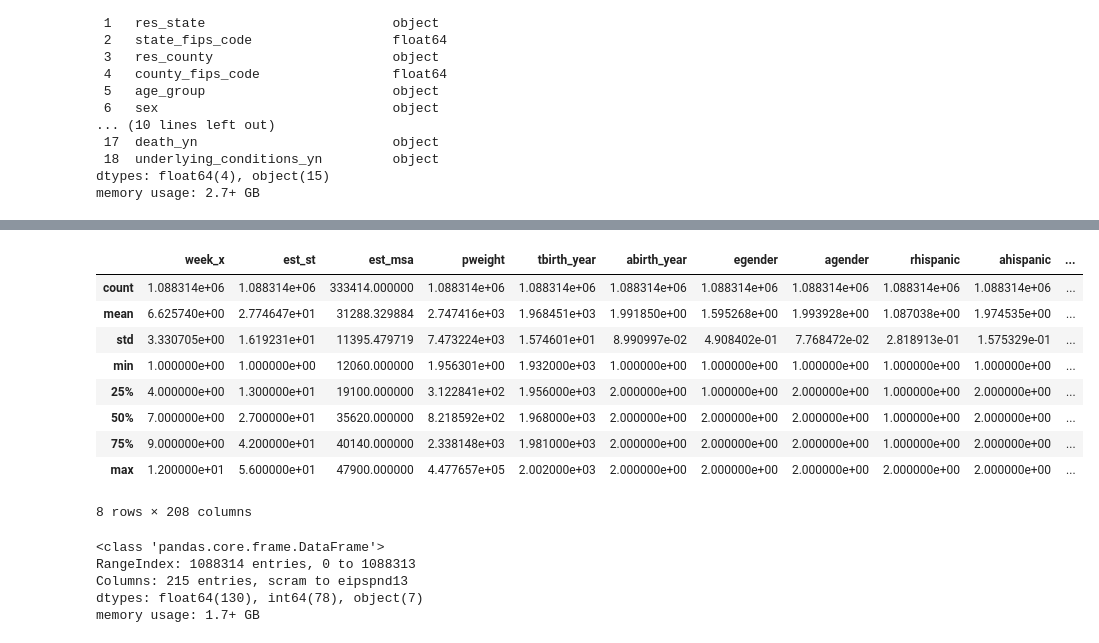
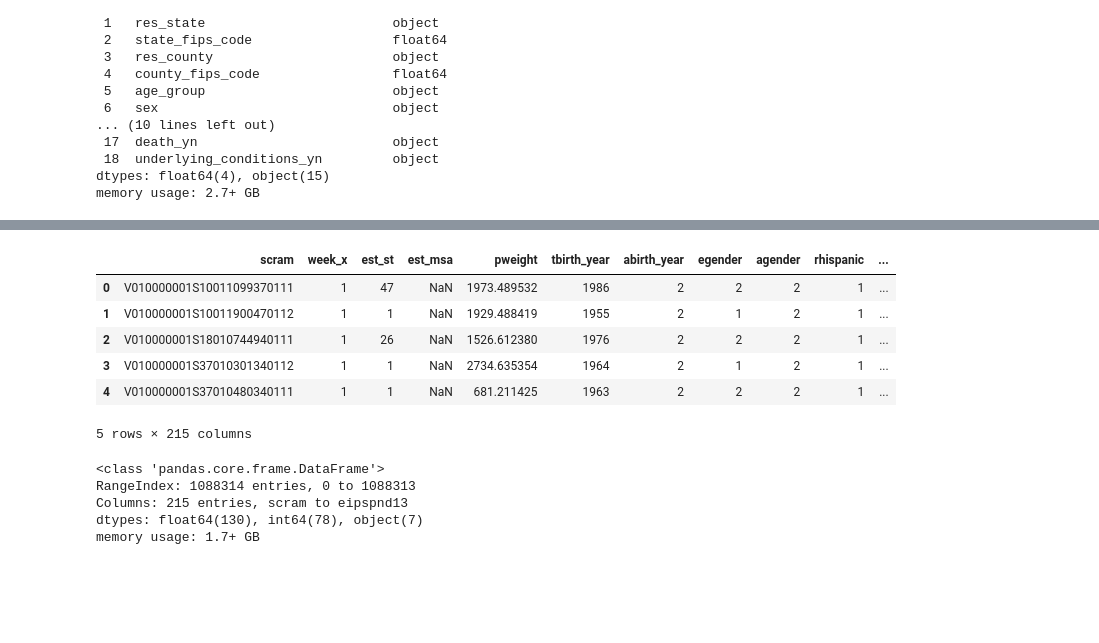
Before and after one commit to mouashmawy/covid-survey-analysis, a Jupyter notebook: covid-survey-analysis.ipynb, the cells around one changed output, grey strips where cells are left out. Drawn from its saved outputs; the diff is of its cells as text; code cells hidden in the pictures; blank space fills up the shorter version.

Commit message:
Kaggle Notebook | COVID-survey-analysis | version 2.2

```diff
--- a/covid-survey-analysis.ipynb
+++ b/covid-survey-analysis.ipynb
@@ -80,5 +39,4 @@ Data columns (total 19 columns):
 dtypes: float64(4), object(15)
 memory usage: 2.7+ GB
 # %%
-puf_data = pd.read_csv('/kaggle/working/pulse_puf_most_recent.csv')
-cases_data.head()
+puf_data = pd.read_csv('/kaggle/input/household-pulse-survey/pulse_puf_most_recent.csv')
@@ -92,16 +43,13 @@ cases_data.head()
 # %%
-puf_data.describe()
+puf_data.head()
 # %% [output]
-|  | week_x | est_st | est_msa | pweight | tbirth_year | abirth_year | egender | agender | rhispanic | ahispanic | ... |
-| count | 1.088314e+06 | 1.088314e+06 | 333414.000000 | 1.088314e+06 | 1.088314e+06 | 1.088314e+06 | 1.088314e+06 | 1.088314e+06 | 1.088314e+06 | 1.088314e+06 | ... |
-| mean | 6.625740e+00 | 2.774647e+01 | 31288.329884 | 2.747416e+03 | 1.968451e+03 | 1.991850e+00 | 1.595268e+00 | 1.993928e+00 | 1.087038e+00 | 1.974535e+00 | ... |
-| std | 3.330705e+00 | 1.619231e+01 | 11395.479719 | 7.473224e+03 | 1.574601e+01 | 8.990997e-02 | 4.908402e-01 | 7.768472e-02 | 2.818913e-01 | 1.575329e-01 | ... |
-| min | 1.000000e+00 | 1.000000e+00 | 12060.000000 | 1.956301e+00 | 1.932000e+03 | 1.000000e+00 | 1.000000e+00 | 1.000000e+00 | 1.000000e+00 | 1.000000e+00 | ... |
-| 25% | 4.000000e+00 | 1.300000e+01 | 19100.000000 | 3.122841e+02 | 1.956000e+03 | 2.000000e+00 | 1.000000e+00 | 2.000000e+00 | 1.000000e+00 | 2.000000e+00 | ... |
-| 50% | 7.000000e+00 | 2.700000e+01 | 35620.000000 | 8.218592e+02 | 1.968000e+03 | 2.000000e+00 | 2.000000e+00 | 2.000000e+00 | 1.000000e+00 | 2.000000e+00 | ... |
-| 75% | 9.000000e+00 | 4.200000e+01 | 40140.000000 | 2.338148e+03 | 1.981000e+03 | 2.000000e+00 | 2.000000e+00 | 2.000000e+00 | 1.000000e+00 | 2.000000e+00 | ... |
-| max | 1.200000e+01 | 5.600000e+01 | 47900.000000 | 4.477657e+05 | 2.002000e+03 | 2.000000e+00 | 2.000000e+00 | 2.000000e+00 | 2.000000e+00 | 2.000000e+00 | ... |
+|  | scram | week_x | est_st | est_msa | pweight | tbirth_year | abirth_year | egender | agender | rhispanic | ... |
+| 0 | V010000001S10011099370111 | 1 | 47 | NaN | 1973.489532 | 1986 | 2 | 2 | 2 | 1 | ... |
+| 1 | V010000001S10011900470112 | 1 | 1 | NaN | 1929.488419 | 1955 | 2 | 1 | 2 | 1 | ... |
+| 2 | V010000001S18010744940111 | 1 | 26 | NaN | 1526.612380 | 1976 | 2 | 2 | 2 | 1 | ... |
+| 3 | V010000001S37010301340112 | 1 | 1 | NaN | 2734.635354 | 1964 | 2 | 1 | 2 | 1 | ... |
+| 4 | V010000001S37010480340111 | 1 | 1 | NaN | 681.211425 | 1963 | 2 | 2 | 2 | 1 | ... |
-8 rows × 208 columns
+5 rows × 215 columns
 # %%
 puf_data.info()
 # %% [output]
```
Also changed, not shown: parts of 8 cells of this notebook.
